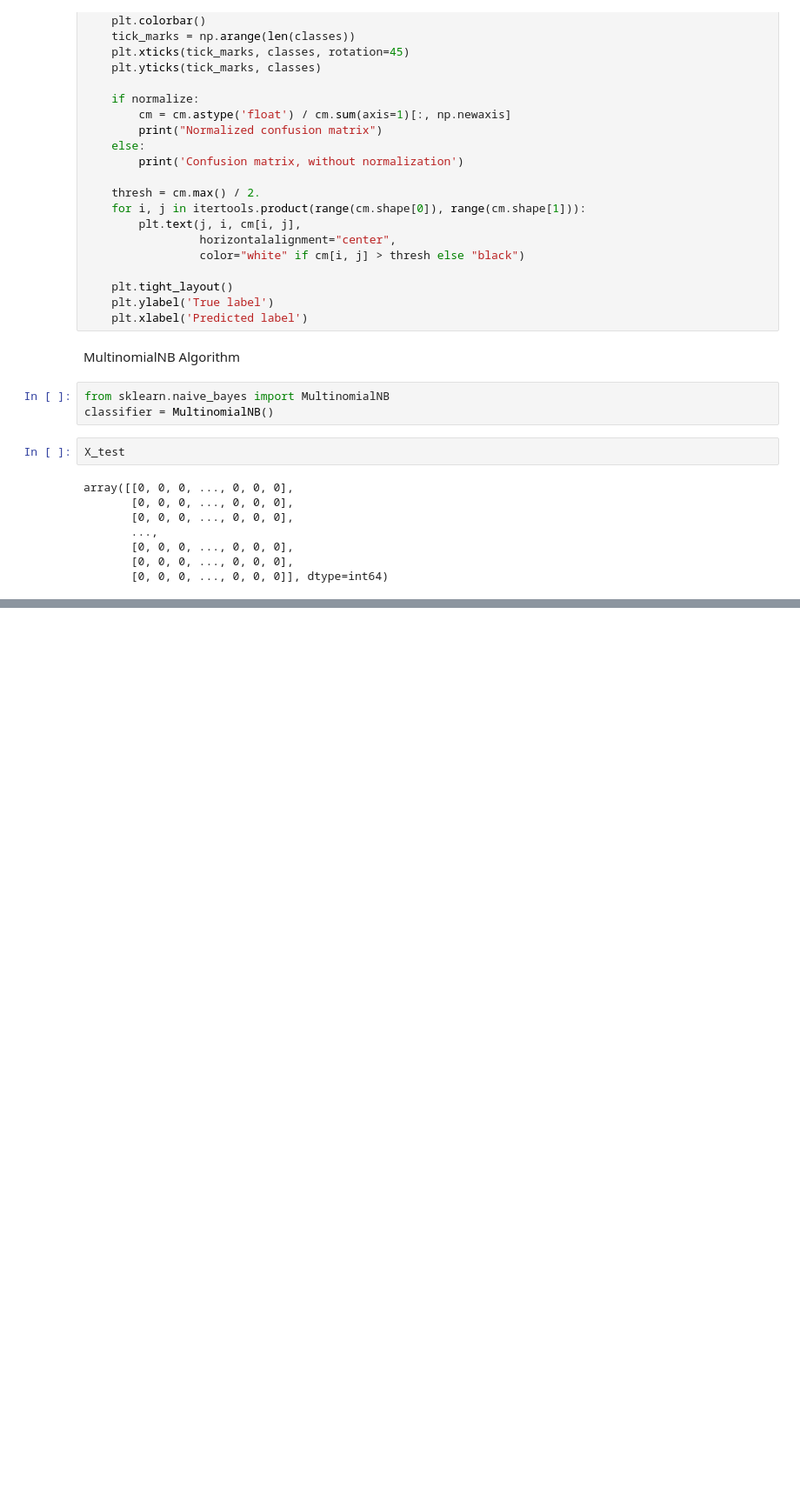
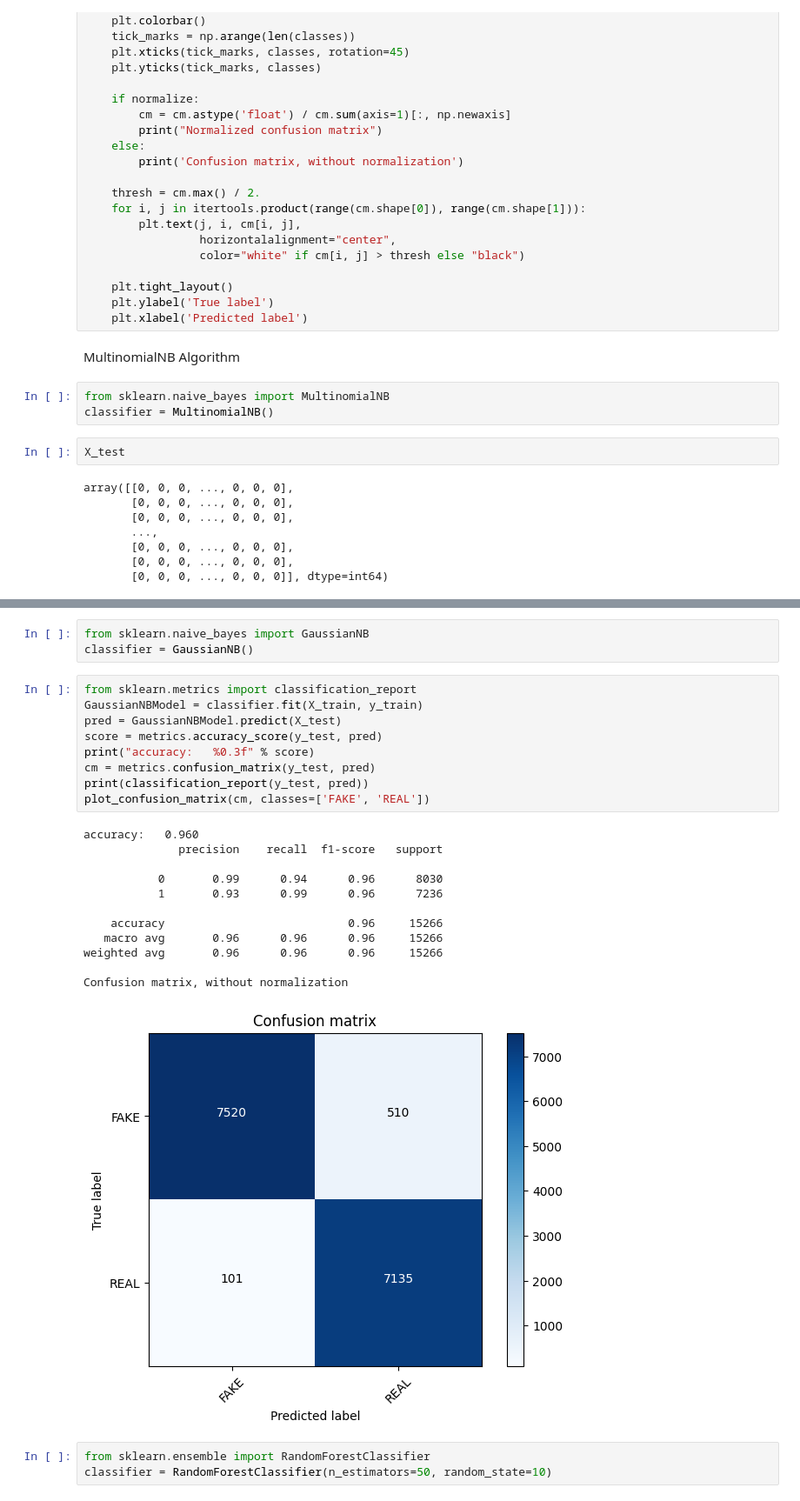
Before and after one commit to aman879/FakeNewsDetection-using-NLP-and-Blockchain, a Jupyter notebook: FakeNewsDetection.ipynb, the cells around one changed output, grey strips where cells are left out. Shown at 87% size. Drawn from its saved outputs; the diff is of its cells as text; blank space fills up the shorter version.

```diff
--- a/FakeNewsDetection.ipynb
+++ b/FakeNewsDetection.ipynb
@@ -344,0 +348,28 @@ Confusion matrix, without normalization
+# %%
+from sklearn.naive_bayes import GaussianNB
+classifier = GaussianNB()
+# %%
+from sklearn.metrics import classification_report
+GaussianNBModel = classifier.fit(X_train, y_train)
+pred = GaussianNBModel.predict(X_test)
+score = metrics.accuracy_score(y_test, pred)
+print("accuracy:   %0.3f" % score)
+cm = metrics.confusion_matrix(y_test, pred)
+print(classification_report(y_test, pred))
+plot_confusion_matrix(cm, classes=['FAKE', 'REAL'])
+# %% [output]
+accuracy:   0.960
+              precision    recall  f1-score   support
+
+           0       0.99      0.94      0.96      8030
+           1       0.93      0.99      0.96      7236
+
+    accuracy                           0.96     15266
+   macro avg       0.96      0.96      0.96     15266
+weighted avg       0.96      0.96      0.96     15266
+
+Confusion matrix, without normalization
+[figure, added]
+# %%
+from sklearn.ensemble import RandomForestClassifier
+classifier = RandomForestClassifier(n_estimators=50, random_state=10)
```
Also changed, not shown: parts of 19 cells of this notebook, 3 other files.
